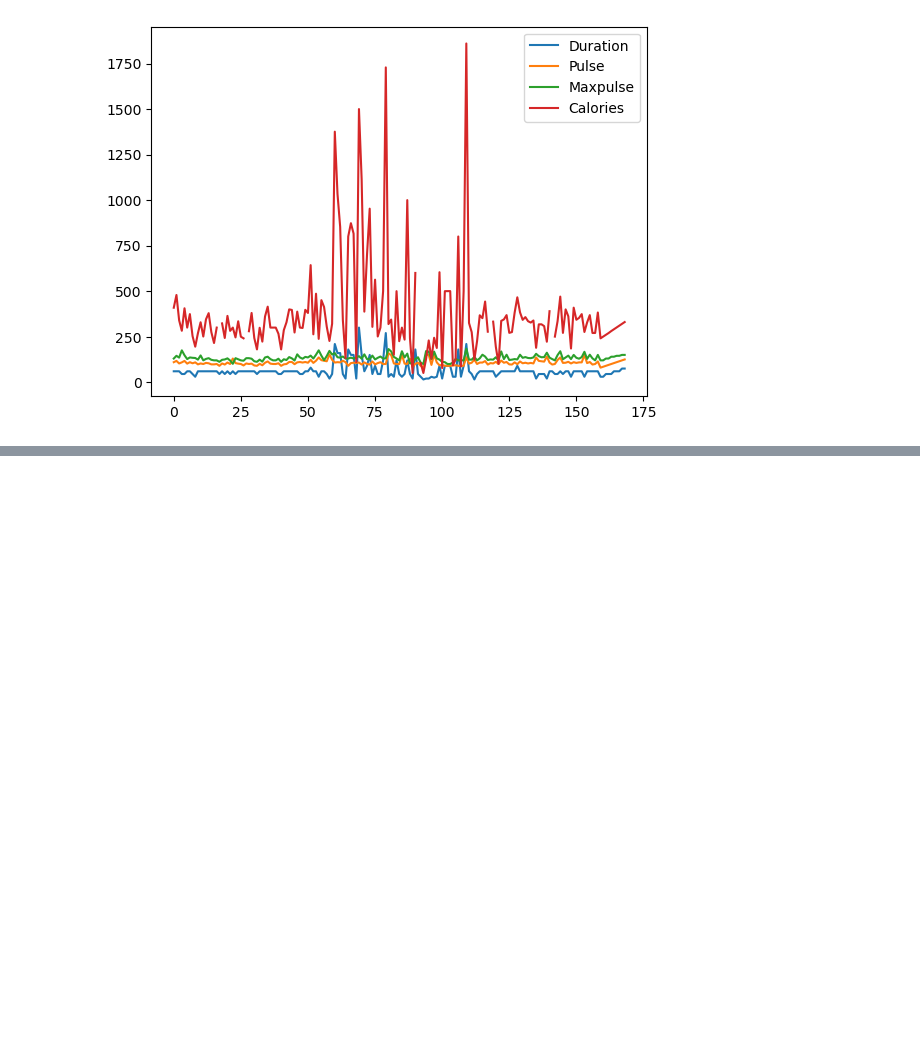
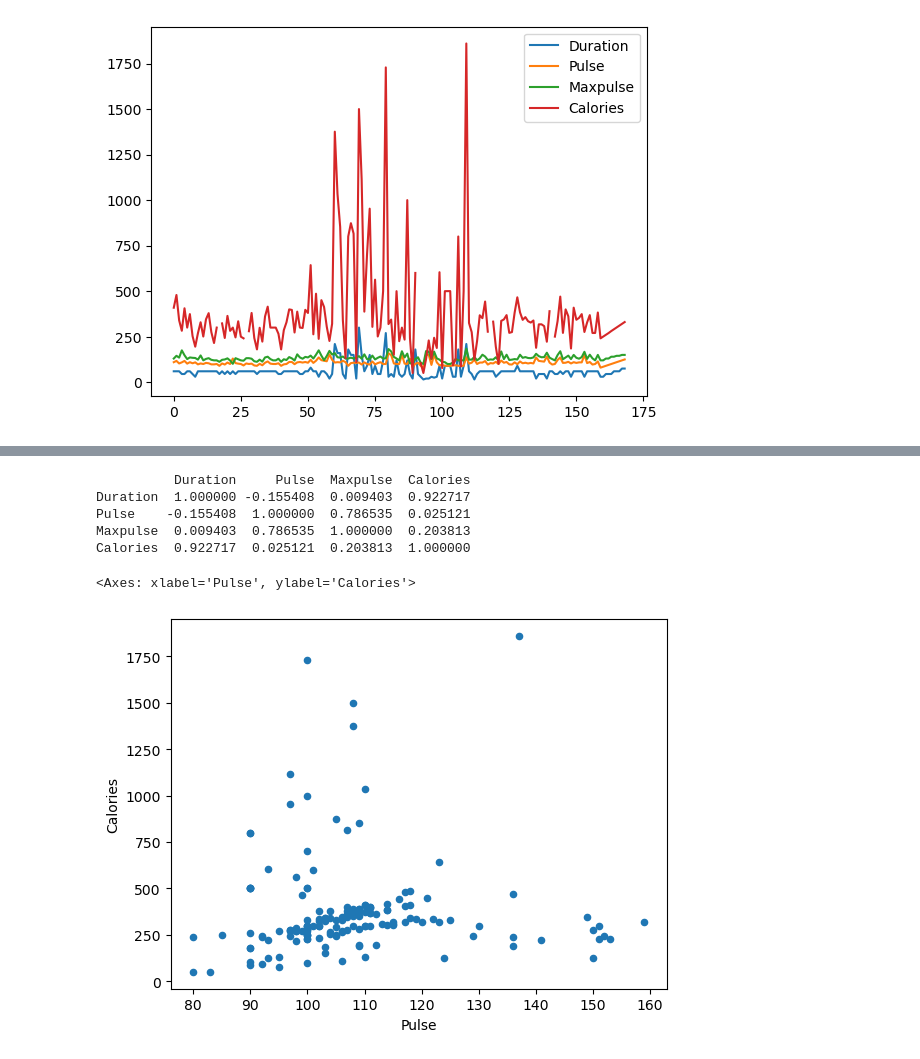
Before and after one commit to manjunaath0009/MyPython, a Jupyter notebook: Pandas1.ipynb, the cells around one changed output, grey strips where cells are left out. Saved outputs shown, nothing was run; the diff lists cells and outputs as text; code cells hidden in the pictures; blank space fills up the shorter version.

```diff
--- a/Pandas1.ipynb
+++ b/Pandas1.ipynb
@@ -65,0 +239,10 @@ plt.show()
+# %%
+import pandas as pd
+#If you want to change the original DataFrame, use the inplace = True argument:
+#The fillna() method allows us to replace empty cells with a value:
+
+df = pd.read_csv('data.csv')
+
+new_df = df.dropna()
+
+print(new_df.to_string())
@@ -65,0 +303,11 @@ plt.show()
+# %%
+print(df.corr())
+df.plot(kind="scatter", x="Pulse", y="Calories")
+# %% [output]
+          Duration     Pulse  Maxpulse  Calories
+Duration  1.000000 -0.155408  0.009403  0.922717
+Pulse    -0.155408  1.000000  0.786535  0.025121
+Maxpulse  0.009403  0.786535  1.000000  0.203813
+Calories  0.922717  0.025121  0.203813  1.000000
+<Axes: xlabel='Pulse', ylabel='Calories'>
+[figure, added]
```
Also changed, not shown: parts of 14 cells of this notebook, 1 other file.
